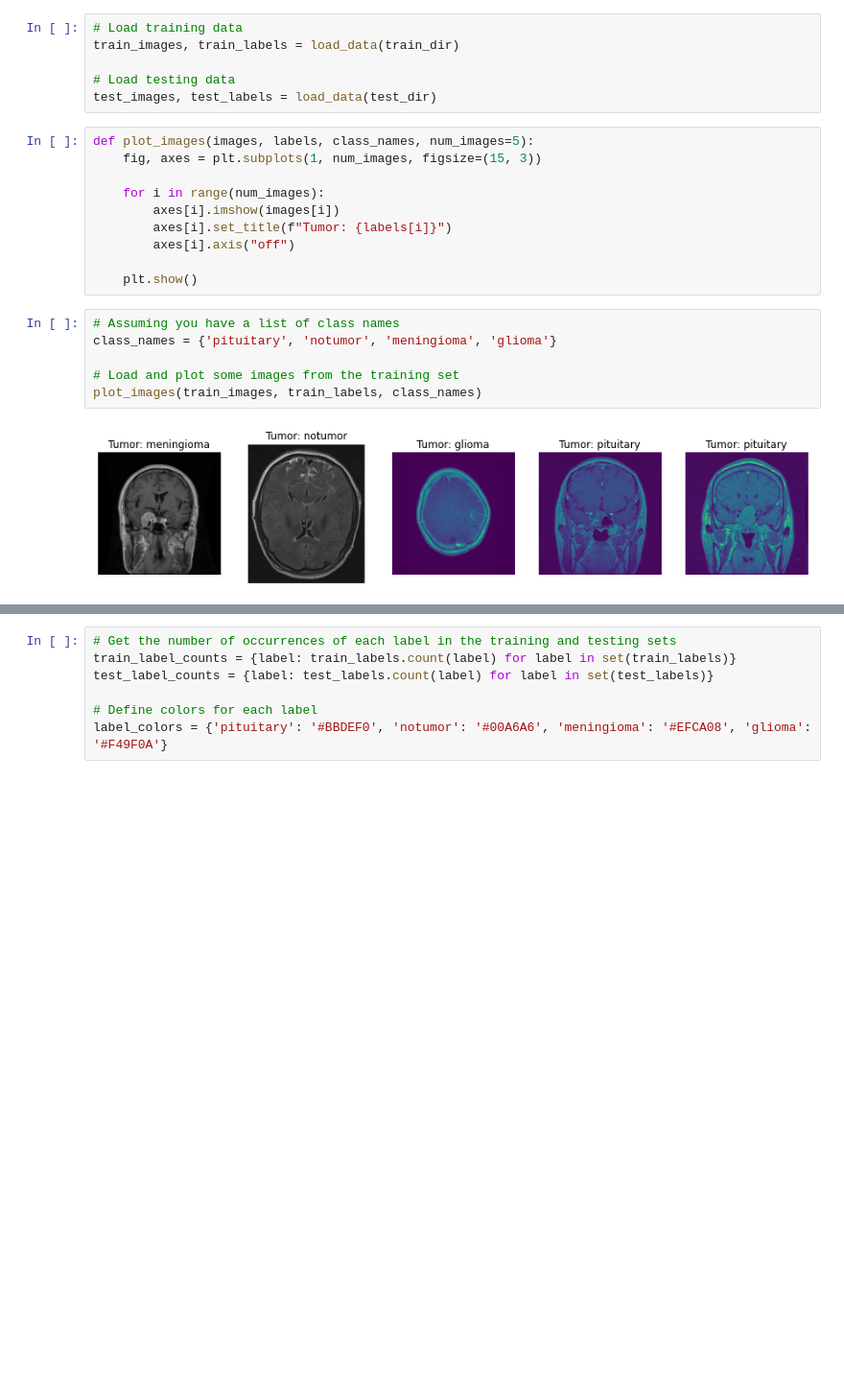
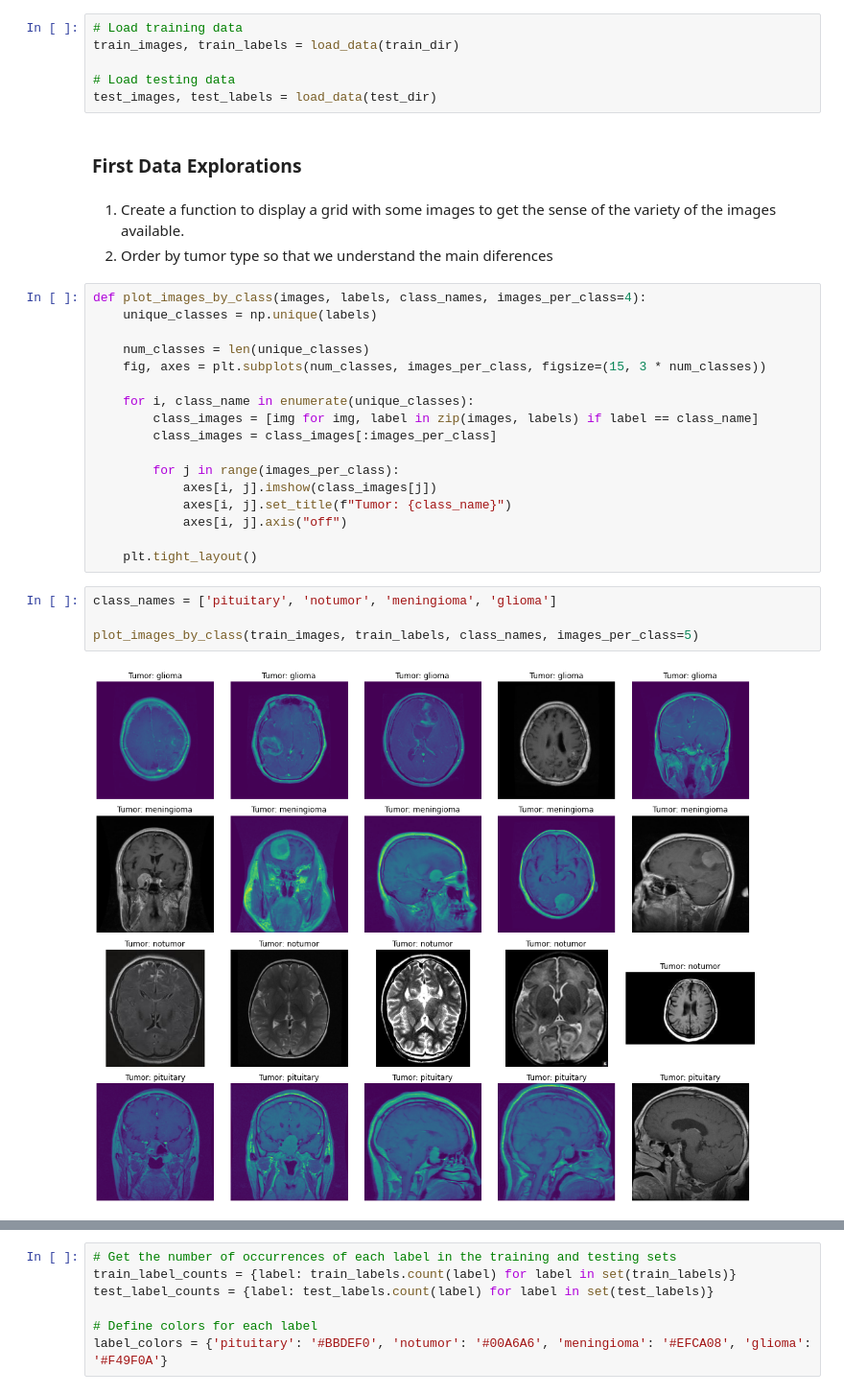
Before and after one commit to f-antelo/DLNN-Group2, a Jupyter notebook: 02 - Final Notebook/Data Exploration.ipynb, the cells around one changed output, grey strips where cells are left out. Shown at 96% size. Saved outputs shown, nothing was run; the diff lists cells and outputs as text; blank space fills up the shorter version.

Commit message:
data explorattion update

```diff
--- a/02 - Final Notebook/Data Exploration.ipynb
+++ b/02 - Final Notebook/Data Exploration.ipynb
@@ -38,22 +42,32 @@ train_images, train_labels = load_data(train_dir)
 
 # Load testing data
 test_images, test_labels = load_data(test_dir)
+# %% [markdown]
+### First Data Explorations
+# %% [markdown]
+1) Create a function to display a grid with some images to get the sense of the variety of the images available.
+2) Order by tumor type so that we understand the main diferences
 # %%
-def plot_images(images, labels, class_names, num_images=5):
-    fig, axes = plt.subplots(1, num_images, figsize=(15, 3))
+def plot_images_by_class(images, labels, class_names, images_per_class=4):
+    unique_classes = np.unique(labels)
 
-    for i in range(num_images):
-        axes[i].imshow(images[i])
-        axes[i].set_title(f"Tumor: {labels[i]}")
-        axes[i].axis("off")
+    num_classes = len(unique_classes)
+    fig, axes = plt.subplots(num_classes, images_per_class, figsize=(15, 3 * num_classes))
 
-    plt.show()
+    for i, class_name in enumerate(unique_classes):
+        class_images = [img for img, label in zip(images, labels) if label == class_name]
+        class_images = class_images[:images_per_class]
+
+        for j in range(images_per_class):
+            axes[i, j].imshow(class_images[j])
+            axes[i, j].set_title(f"Tumor: {class_name}")
+            axes[i, j].axis("off")
+
+    plt.tight_layout()
-# %%
-# Assuming you have a list of class names
-class_names = {'pituitary', 'notumor', 'meningioma', 'glioma'}
-
-# Load and plot some images from the training set
-plot_images(train_images, train_labels, class_names)
-# %% [output]
-[figure, removed]
+# %%
+class_names = ['pituitary', 'notumor', 'meningioma', 'glioma']
+
+plot_images_by_class(train_images, train_labels, class_names, images_per_class=5)
+# %% [output]
+[figure, added]
 # %%
```
Also changed, not shown: parts of 8 cells of this notebook.
